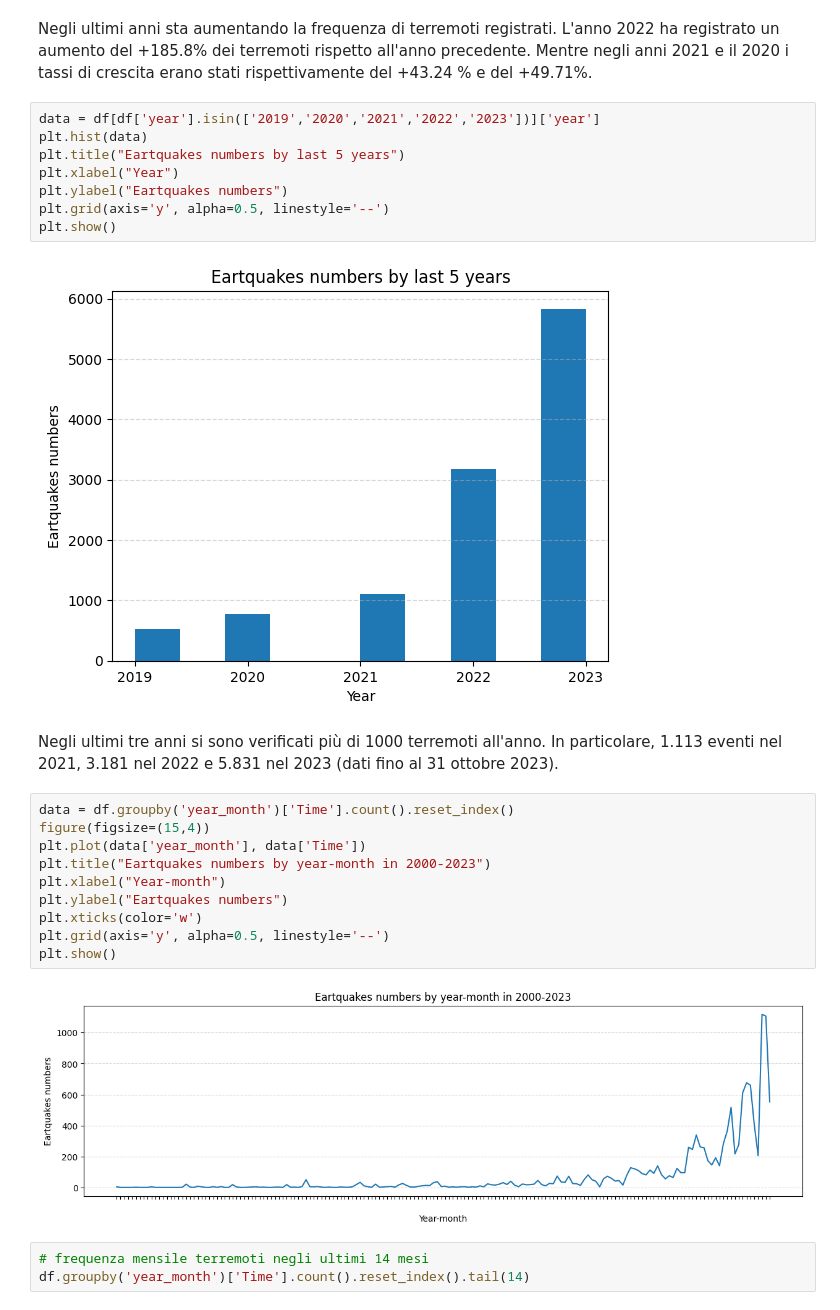
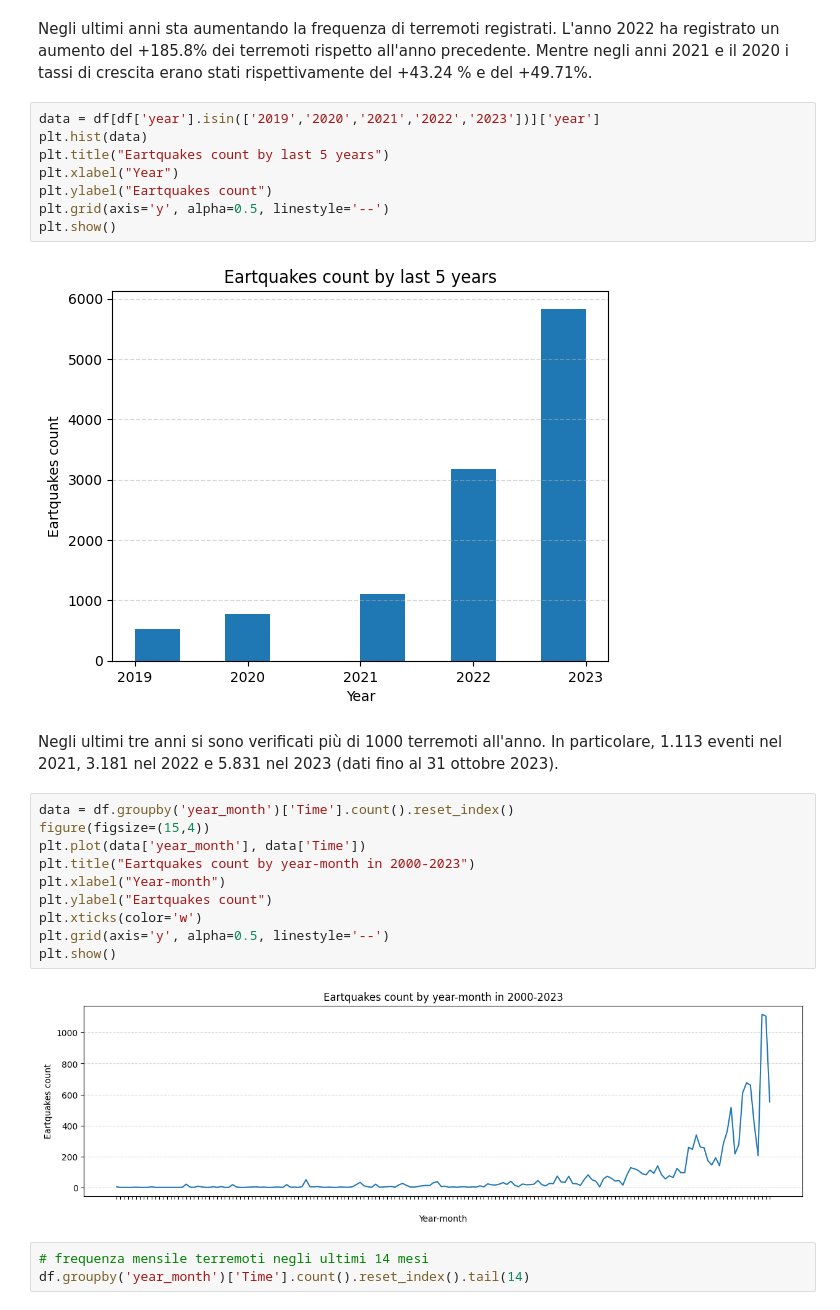
Before and after one commit to Pierfrancesco95/Portfolio, a Jupyter notebook: 03.03_PYTHON_Earthquakes Campi Flegrei/Analisi Terremoti CampiFlegrei.ipynb, the cells around one changed output. Cells and saved outputs as stored; diff of their text form.

```diff
--- a/03.03_PYTHON_Earthquakes Campi Flegrei/Analisi Terremoti CampiFlegrei.ipynb
+++ b/03.03_PYTHON_Earthquakes Campi Flegrei/Analisi Terremoti CampiFlegrei.ipynb
@@ -377,27 +377,27 @@ Negli ultimi anni sta aumentando la frequenza di terremoti registrati. L'anno 20
 # %%
 data = df[df['year'].isin(['2019','2020','2021','2022','2023'])]['year']
 plt.hist(data)
-plt.title("Eartquakes numbers by last 5 years")
+plt.title("Eartquakes count by last 5 years")
 plt.xlabel("Year")
-plt.ylabel("Eartquakes numbers")
+plt.ylabel("Eartquakes count")
 plt.grid(axis='y', alpha=0.5, linestyle='--')
 plt.show()
 # %% [output]
-[figure, old version]
+[figure, new version]
 # %% [markdown]
 Negli ultimi tre anni si sono verificati più di 1000 terremoti all'anno. In particolare, 1.113 eventi nel 2021, 3.181 nel 2022 e 5.831 nel 2023 (dati fino al 31 ottobre 2023).
 # %%
 data = df.groupby('year_month')['Time'].count().reset_index()
 figure(figsize=(15,4))
 plt.plot(data['year_month'], data['Time'])
-plt.title("Eartquakes numbers by year-month in 2000-2023")
+plt.title("Eartquakes count by year-month in 2000-2023")
 plt.xlabel("Year-month")
-plt.ylabel("Eartquakes numbers")
+plt.ylabel("Eartquakes count")
 plt.xticks(color='w')
 plt.grid(axis='y', alpha=0.5, linestyle='--')
 plt.show()
 # %% [output]
-[figure, old version]
+[figure, new version]
 # %%
 # frequenza mensile terremoti negli ultimi 14 mesi
 df.groupby('year_month')['Time'].count().reset_index().tail(14)
```
Also changed, not shown: parts of 25 cells of this notebook.
